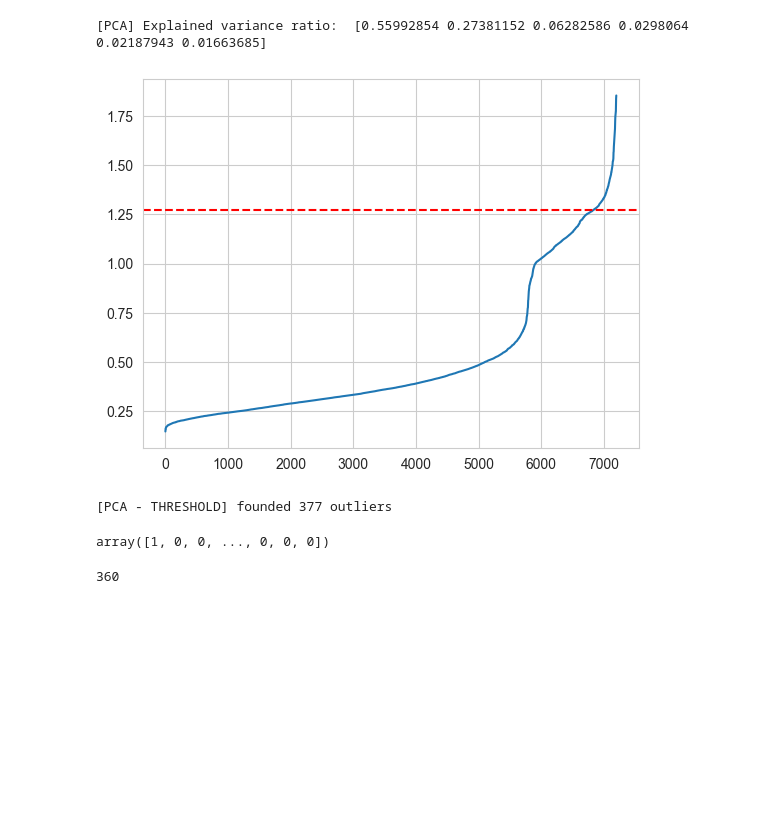
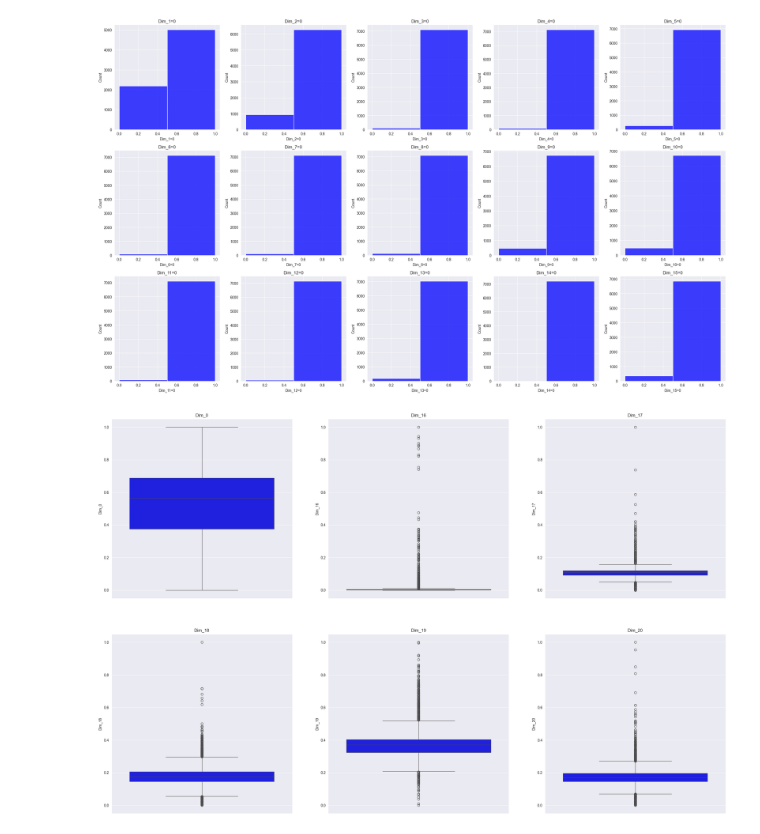
Before and after one commit to michelebanfi/anomaly-detection, a Jupyter notebook: project.ipynb, the cells around one changed output. Saved outputs shown, nothing was run; the diff lists cells and outputs as text; code cells hidden in the pictures; blank space fills up the shorter version.

```diff
--- a/project.ipynb
+++ b/project.ipynb
@@ -13,7 +13,7 @@ from sklearn.cluster import DBSCAN
 from sklearn.metrics import silhouette_score
 # %%
 # load the daataset and remove the last two columns
-dataset = pd.read_csv('dataset.csv', sep = ";", decimal=",")
+dataset = pd.read_csv('Data/dataset.csv', sep = ";", decimal=",")
 dataset = dataset.iloc[:, 1:-2]
 # %%
 [N,M] = np.shape(dataset)
@@ -132,45 +23,26 @@ pcaLabels[outliers] = -1
-# %%
-gower_dist_matrix = gower_matrix(dataset)
-
-# Perform PCA
-pca = PCA(n_components=6)
-pca_results = pca.fit_transform(gower_dist_matrix)
-
-# print PCA explained variance ratio
-print('[PCA] Explained variance ratio: ', pca.explained_variance_ratio_)
-
-# Compute the reconstruction error for every data point
-X_reconstructed = pca.inverse_transform(pca_results)
-RE = np.linalg.norm(gower_dist_matrix - X_reconstructed, axis=1)
-
-# Identify outliers using RE
-i = np.arange(len(RE))
-knee = KneeLocator(i, np.sort(RE), S=1, curve='convex', direction='increasing',
-                   interp_method='polynomial')
-
-plt.plot(np.sort(RE))
-plt.axhline(1.27, color='red', linestyle='--')
-plt.show()
-# %% [output]
-[PCA] Explained variance ratio:  [0.55992854 0.27381152 0.06282586 0.0298064  0.02187943 0.01663685]
-[figure, removed]
-# %%
-knee_y = 1.27
-
-threshold = knee_y
-outliers = np.where(RE > threshold)
-print('[PCA - THRESHOLD] founded', len(outliers[0]), "outliers")
-# %% [output]
-[PCA - THRESHOLD] founded 377 outliers
-# %%
-from pyod.models.kde import KDE
-od = KDE(contamination=0.05)
-labels = od.fit_predict(dataset)
-labels = od.labels_
-labels
-# %% [output]
-array([1, 0, 0, ..., 0, 0, 0])
-# %%
-len(np.where(labels == 1)[0])
-# %% [output]
-360
+# %%
+# plot an histogram for each binary column on a big figure
+plt.figure(figsize = (30, 30))
+for column in dataset.columns:
+    if column.endswith("=0"):
+        # plot the histogram of the column
+        plt.subplot(5, 5, list(dataset.columns).index(column))
+        sns.histplot(dataset[column], color = 'blue', bins = 2)
+        plt.title(column)
+plt.show()
+# %% [output]
+[figure, added]
+# %%
+# plot a boxplot for each continuous column on a big figure having 3 rows and 3 columns
+plt.figure(figsize = (30, 30))
+counter = 1
+for column in dataset.columns:
+    if not column.endswith("=0"):
+        # plot the boxplot of the column
+        plt.subplot(3, 3, counter)
+        sns.boxplot(y = dataset[column], color = 'blue')
+        plt.title(column)
+        counter += 1
+plt.show()
+# %% [output]
+[figure, added]
```
Also changed, not shown: parts of 9 cells of this notebook, 10 other files.
